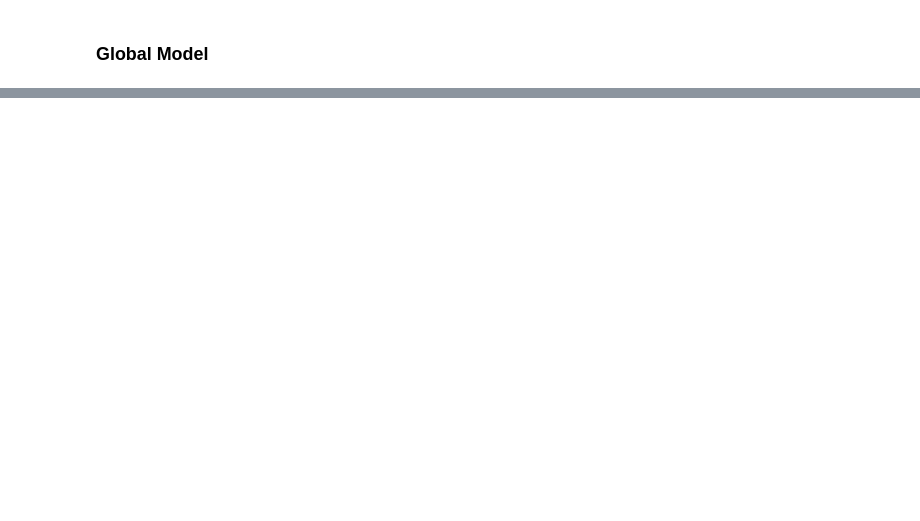
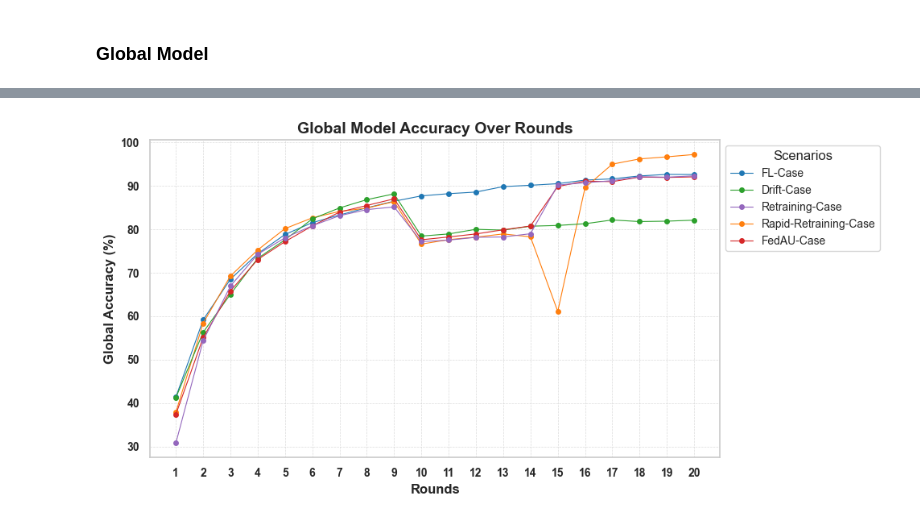
Before and after one commit to Encore7/FedRRT_CD, a Jupyter notebook: Analysis.ipynb, the cells around one changed output, grey strips where cells are left out. Saved outputs shown, nothing was run; the diff lists cells and outputs as text; code cells hidden in the pictures; blank space fills up the shorter version.

```diff
--- a/Analysis.ipynb
+++ b/Analysis.ipynb
@@ -436,0 +423,52 @@ plt.show()
+# %%
+# Plot global accuracy
+plt.figure(figsize=(10, 5))
+for i, acc in enumerate(global_accuracies):
+    rounds = range(1, len(acc) + 1)
+    accuracies = [a * 100 for a in acc]
+    plt.plot(rounds, accuracies, marker='o', markersize=4, linestyle='-', linewidth=0.8,
+             color=client_colors[i], label=labels[i])
+
+plt.xlabel("Rounds", fontsize=12, fontweight='bold')
+plt.ylabel("Global Accuracy (%)", fontsize=12, fontweight='bold')
+plt.title("Global Model Accuracy Over Rounds", fontsize=14, fontweight='bold')
+
+plt.xticks(range(1, len(global_accuracies[0]) + 1), fontsize=10, fontweight='bold')
+plt.yticks(fontsize=10, fontweight='bold')
+
+desired_order = ["Fl-Case", "Drift-Case", "Retraining-Case", "Rapid-Retraining-Case", "Fedau-Case"]
+handles, labels = plt.gca().get_legend_handles_labels()
+label_handle_map = dict(zip(labels, handles))
+ordered_handles = [label_handle_map[label] for label in desired_order if label in label_handle_map]
+ordered_labels = [
+    "FL-Case" if label == "Fl-Case" else
+    "FedAU-Case" if label == "Fedau-Case" else
+    label
+    for label in desired_order if label in label_handle_map
+]
+plt.legend(ordered_handles, ordered_labels, title="Scenarios", loc="upper left", bbox_to_anchor=(1, 1), fontsize=10)
+
+plt.grid(True, linestyle="--", linewidth=0.5, alpha=0.7)
+plt.tight_layout()
+plt.show()
+
+# # Plot global loss
+# plt.figure(figsize=(10, 5))
+# for i, loss in enumerate(global_losses):
+#     rounds = range(1, len(loss) + 1)  # Shift x-axis to start from 1
+#     plt.plot(rounds, loss, marker='o', markersize=4, linestyle='-', linewidth=1,
+#              color=client_colors[i], label=labels[i])
+
+# plt.xlabel("Rounds", fontsize=12, fontweight='bold')
+# plt.ylabel("Global Loss", fontsize=12, fontweight='bold')
+# plt.title("Global Model Loss Over Rounds", fontsize=14, fontweight='bold')
+
+# plt.xticks(range(1, len(global_losses[0]) + 1), fontsize=10, fontweight='bold')
+# plt.yticks(fontsize=10, fontweight='bold')
+
+# plt.legend(title="Models", loc="upper left", bbox_to_anchor=(1, 1), fontsize=10)
+# plt.grid(True, linestyle="--", linewidth=0.6, alpha=0.7)
+# plt.tight_layout()
+# plt.show()
+# %% [output]
+[figure, added]
```
Also changed, not shown: parts of 8 cells of this notebook.
